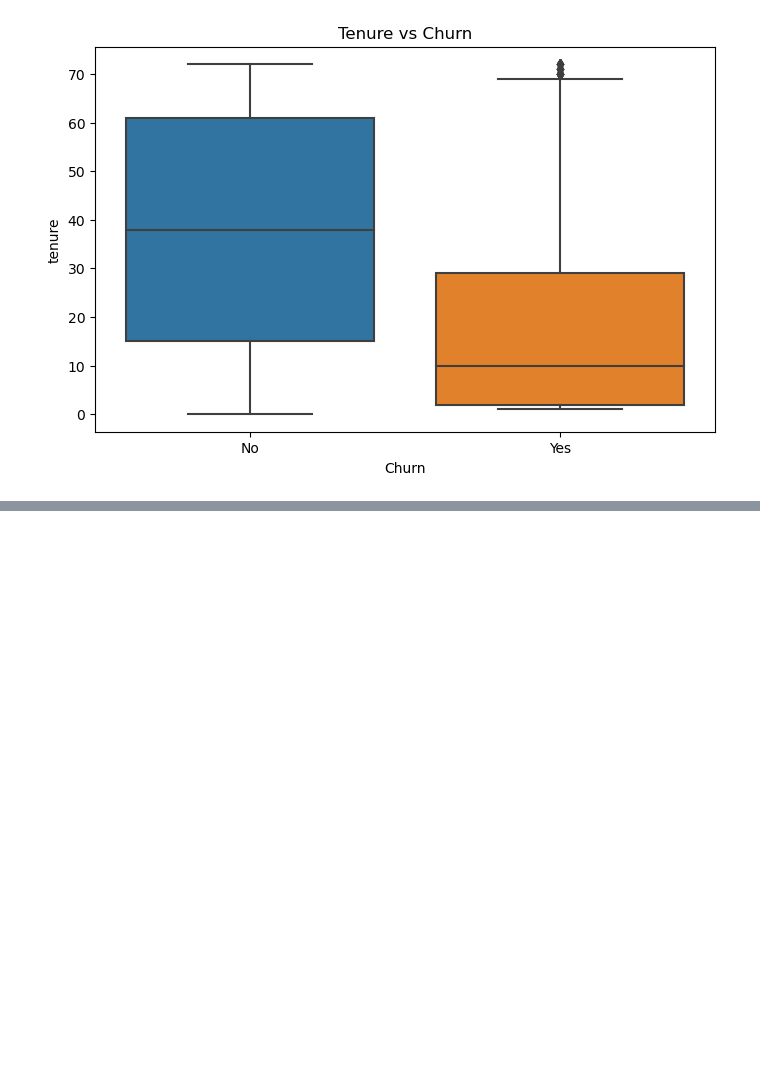
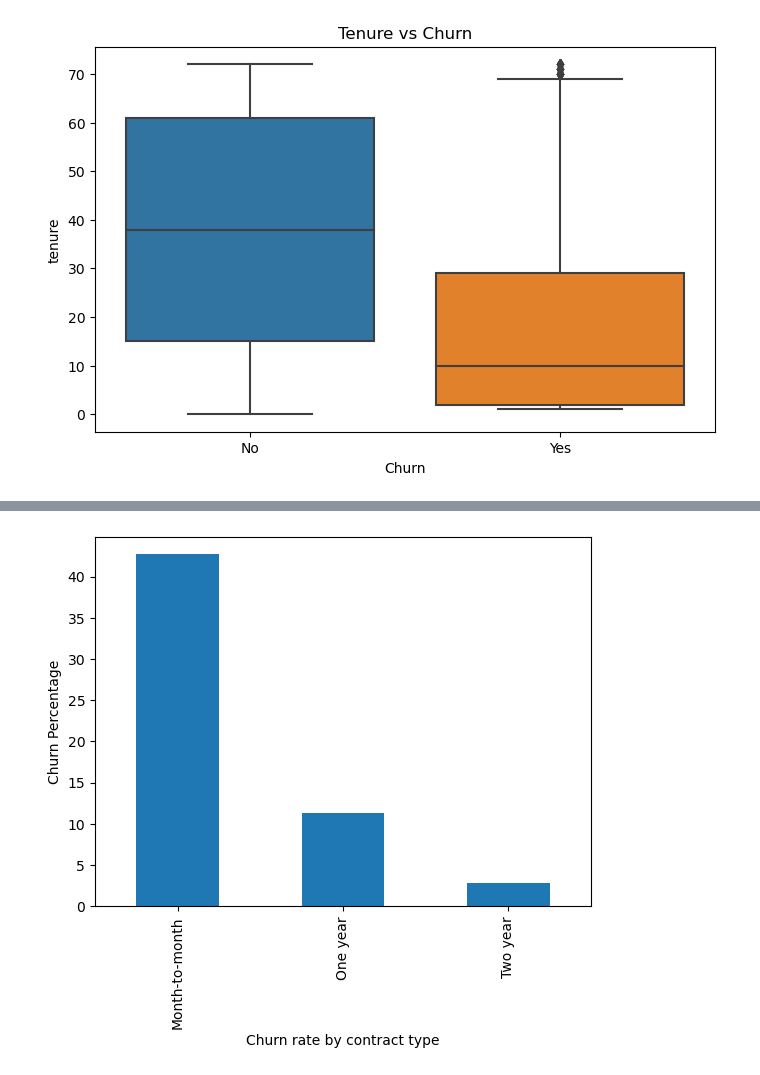
Before and after one commit to gobarihimanshu071/Customer-Churn-Prediction, a Jupyter notebook: notebook/churn_analysis.ipynb, the cells around one changed output, grey strips where cells are left out. Drawn from its saved outputs; the diff is of its cells as text; code cells hidden in the pictures; blank space fills up the shorter version.

```diff
--- a/notebook/churn_analysis.ipynb
+++ b/notebook/churn_analysis.ipynb
@@ -184,0 +198,17 @@ plt.show()
+# %%
+contract_churn = pd.crosstab(
+    df["Contract"],
+    df["Churn"],
+
+    normalize="index"
+)*100
+
+contract_churn["Yes"].plot(
+    kind="bar"
+)
+
+plt.ylabel("Churn Percentage")
+plt.xlabel("Churn rate by contract type")
+plt.show()
+# %% [output]
+[figure, added]
```
Also changed, not shown: parts of 6 cells of this notebook, 1 other file.
